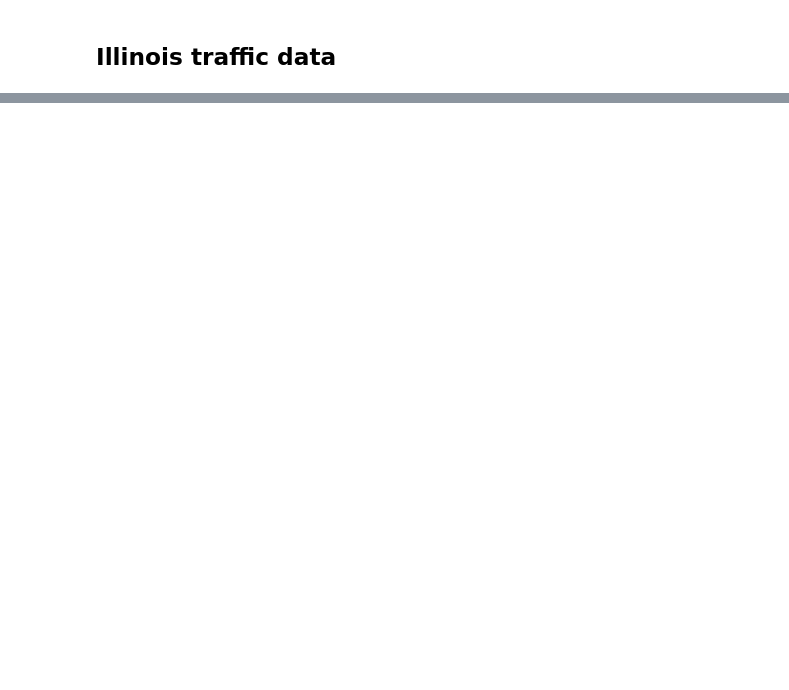
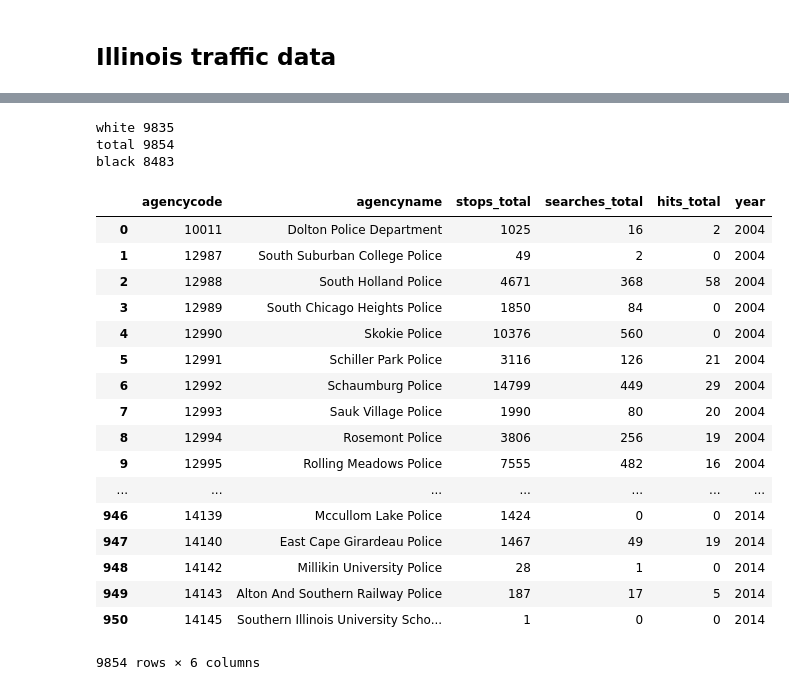
Before and after one commit to along528/insight, a Jupyter notebook: studies/combination/combined_traffic.ipynb, the cells around one changed output, grey strips where cells are left out. Drawn from its saved outputs; the diff is of its cells as text; code cells hidden in the pictures; blank space fills up the shorter version.

```diff
--- a/studies/combination/combined_traffic.ipynb
+++ b/studies/combination/combined_traffic.ipynb
@@ -56,0 +69,28 @@ pd.read_sql(query,con_il)
+# %%
+for key in dfs:
+    print key,len(dfs[key])
+# %% [output]
+white 9835
+total 9854
+black 8483
+# %%
+dfs['total']
+# %% [output]
+|  | agencycode | agencyname | stops_total | searches_total | hits_total | year |
+| 0 | 10011 | Dolton Police Department | 1025 | 16 | 2 | 2004 |
+| 1 | 12987 | South Suburban College Police | 49 | 2 | 0 | 2004 |
+| 2 | 12988 | South Holland Police | 4671 | 368 | 58 | 2004 |
+| 3 | 12989 | South Chicago Heights Police | 1850 | 84 | 0 | 2004 |
+| 4 | 12990 | Skokie Police | 10376 | 560 | 0 | 2004 |
+| 5 | 12991 | Schiller Park Police | 3116 | 126 | 21 | 2004 |
+| 6 | 12992 | Schaumburg Police | 14799 | 449 | 29 | 2004 |
+| 7 | 12993 | Sauk Village Police | 1990 | 80 | 20 | 2004 |
+| 8 | 12994 | Rosemont Police | 3806 | 256 | 19 | 2004 |
+| 9 | 12995 | Rolling Meadows Police | 7555 | 482 | 16 | 2004 |
+| ... | ... | ... | ... | ... | ... | ... |
+| 946 | 14139 | Mccullom Lake Police | 1424 | 0 | 0 | 2014 |
+| 947 | 14140 | East Cape Girardeau Police | 1467 | 49 | 19 | 2014 |
+| 948 | 14142 | Millikin University Police | 28 | 1 | 0 | 2014 |
+| 949 | 14143 | Alton And Southern Railway Police | 187 | 17 | 5 | 2014 |
+| 950 | 14145 | Southern Illinois University Scho... | 1 | 0 | 0 | 2014 |
+9854 rows × 6 columns
```
Also changed, not shown: parts of 11 cells of this notebook.
